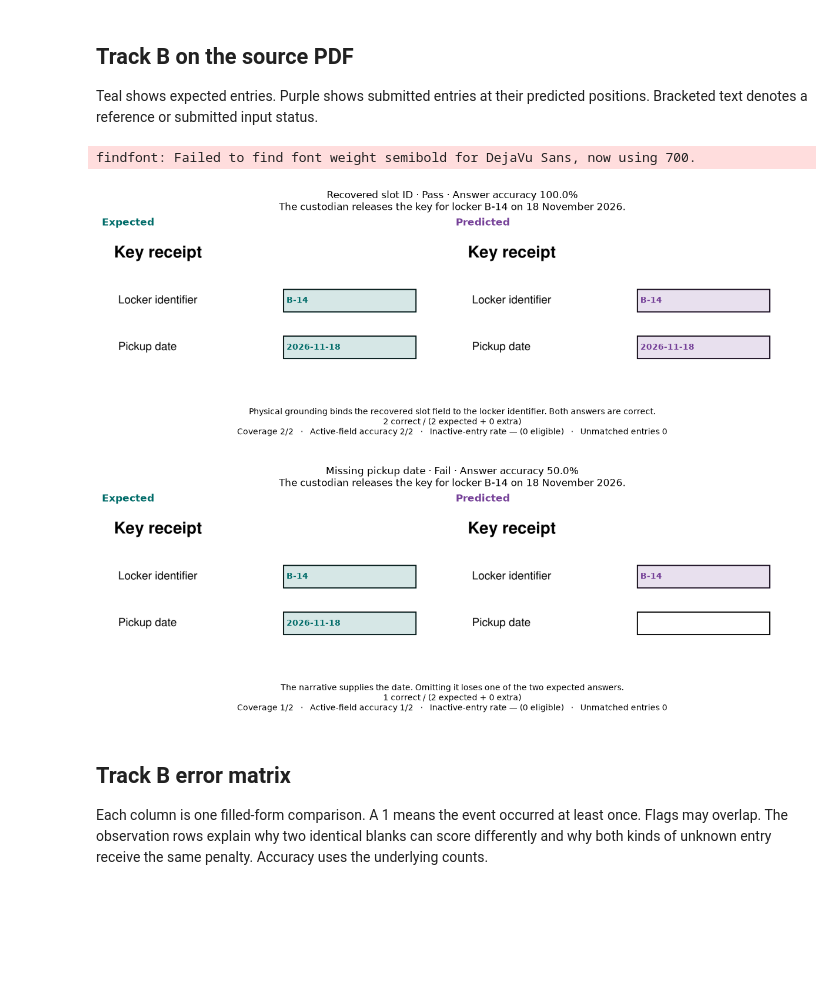
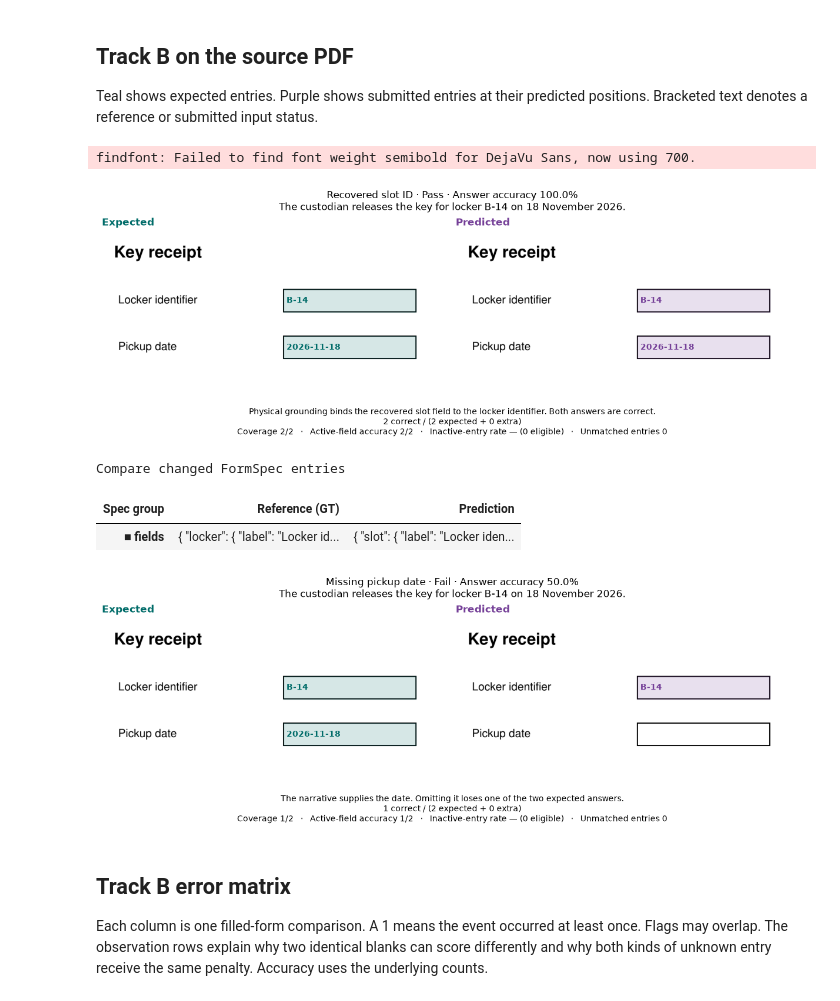
Before and after one commit to globalforms/metric-pilot, a Jupyter notebook: GlobalForms-locker-review.ipynb, the cells around one changed output. Drawn from its saved outputs; the diff is of its cells as text; code cells hidden in the pictures; blank space fills up the shorter version.

```diff
--- a/GlobalForms-locker-review.ipynb
+++ b/GlobalForms-locker-review.ipynb
@@ -126,43 +191,50 @@ def write_completion_json(filename, data):
     (completion_dir / filename).write_text(json.dumps(data, indent=2, ensure_ascii=False) + "\n", encoding="utf-8")
 
 write_completion_json("ground-truth.json", reference)
-matrix_cases = []
+completion_flags = []
+answer_accuracies = []
 for index, case in enumerate(review.track_b, start=1):
     title, story, explanation = case.title, case.scenario, case.explanation
     expected, submitted = case.expected, case.submitted
     predicted_spec = case.spec or review_spec
     spec_data = predicted_spec.model_dump(exclude_unset=True)
     recovered = spec_data if case.spec is not None else None
     result = track_b(submitted, expected, reference, recovered)
     drawn, _ = answer_marks(predicted_spec, submitted)
-    drawable_unknown = any(mark.field_id in result["unmatched_ids"] for mark in drawn)
-    matrix_cases.append((title, result, drawable_unknown))
+    flags = track_b_flags(result, drawable_field_ids=(mark.field_id for mark in drawn))
+    completion_flags.append((title, flags))
     figure = compare_completions(review_spec, expected, predicted_spec, submitted, page=page,
                                  page_size=page_size, image=paper, crop=review.completion_crop or viewport)
     correct, denominator = result["value"]
+    answer_accuracies.append(f"{correct}/{denominator}")
     extras = result["inactive"][0] + result["unmatched"]
     outcome = "Pass" if result["complete"][0] else "Fail"
     accuracy = f"{correct / denominator:.1%}" if denominator else "—"
     figure.suptitle(f"{title} · {outcome} · Answer accuracy {accuracy}\n{fill(story, width=100)}", fontsize=12)
     diagnostics = []
     for key, label in (("coverage", "Coverage"), ("activity", "Active-field accuracy"),
                        ("inactive", "Inactive-entry rate")):
         hits, total = result[key]
         ratio = f"{hits}/{total}" if total else "— (0 eligible)"
         diagnostics.append(f"{label} {ratio}")
     diagnostics.append(f"Unmatched entries {result['unmatched']}")
     formula = f"{correct} correct / ({len(expected)} expected + {extras} extra)"
     figure.supxlabel("\n".join([fill(explanation, width=105), formula, "   ·   ".join(diagnostics)]), fontsize=10)
     stem = f"{index:02d}-" + re.sub(r"[^\w-]+", "-", title.casefold()).strip("-")
     figure.savefig(completion_dir / f"{stem}.png", dpi=160, facecolor="white", bbox_inches="tight")
     write_completion_json(f"{stem}.predicted.json", spec_data)
     write_completion_json(f"{stem}.case.json", dict(scorer_version=SCORER_VERSION, title=title, scenario=story, explanation=explanation,
                           mode="B-end-to-end" if recovered is not None else "B-oracle",
-                          expected=expected, submitted=submitted, scores=result))
+                          expected=expected, submitted=submitted, scores=result, flags=flags))
     plt.show()
+    if case.spec is not None:
+        show_spec_changes(review_spec, case.spec)
 # %% [output]
 findfont: Failed to find font weight semibold for DejaVu Sans, now using 700.
 [figure]
+Compare changed FormSpec entries
+| Spec group | Reference (GT) | Prediction |
+| ■ fields | { "locker": { "label": "Locker id... | { "slot": { "label": "Locker iden... |
 [figure]
 # %% [markdown]
 ## Track B error matrix
```
Also changed, not shown: parts of 7 cells of this notebook, 8 other files.
